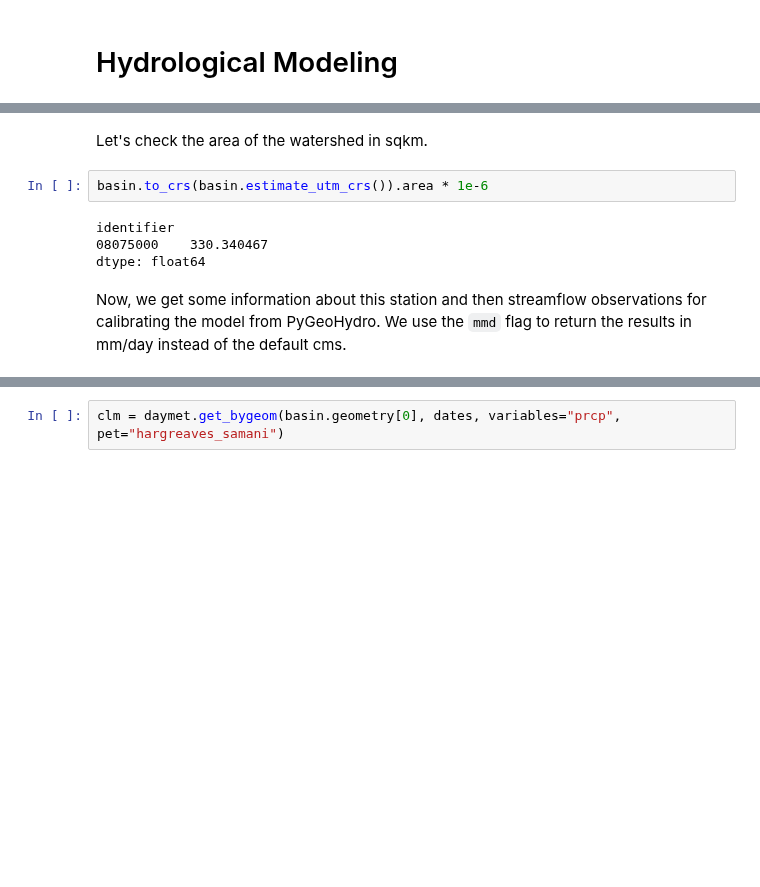
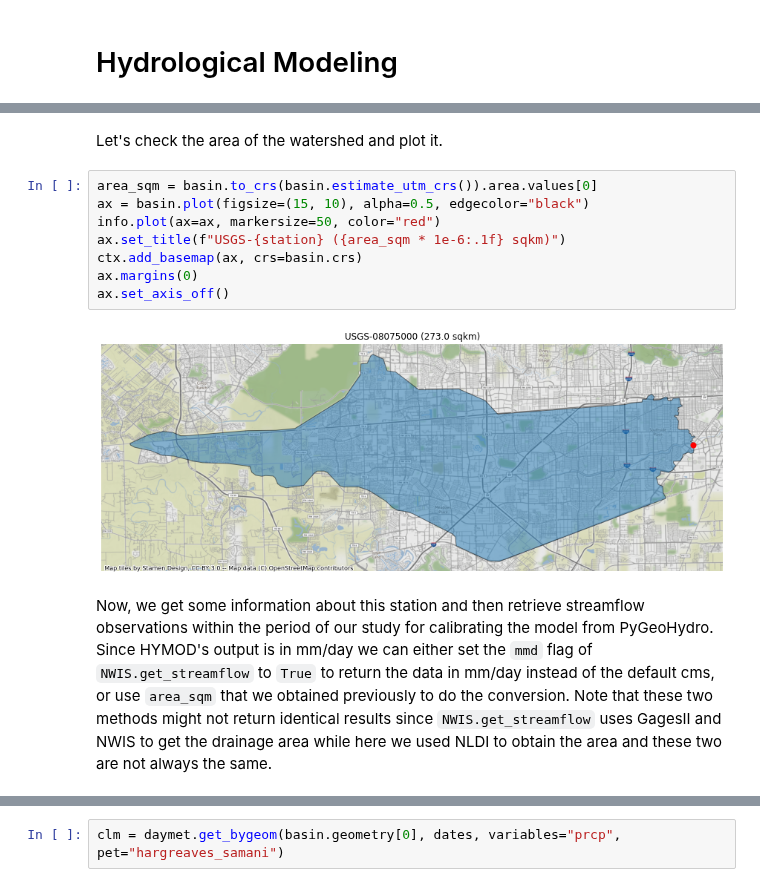
Before and after one commit to hyriver/HyRiver-examples, a Jupyter notebook: notebooks/hymod_calibration.ipynb, the cells around one changed output, grey strips where cells are left out. Saved outputs shown, nothing was run; the diff lists cells and outputs as text; blank space fills up the shorter version.

```diff
--- a/notebooks/hymod_calibration.ipynb
+++ b/notebooks/hymod_calibration.ipynb
@@ -22,10 +32,14 @@ basin = NLDI().get_basins(station)
 # %% [markdown]
-Let's check the area of the watershed in sqkm.
+Let's check the area of the watershed and plot it.
-# %%
-basin.to_crs(basin.estimate_utm_crs()).area * 1e-6
-# %% [output]
-identifier
-08075000    330.340467
-dtype: float64
+# %%
+area_sqm = basin.to_crs(basin.estimate_utm_crs()).area.values[0]
+ax = basin.plot(figsize=(15, 10), alpha=0.5, edgecolor="black")
+info.plot(ax=ax, markersize=50, color="red")
+ax.set_title(f"USGS-{station} ({area_sqm * 1e-6:.1f} sqkm)")
+ctx.add_basemap(ax, crs=basin.crs)
+ax.margins(0)
+ax.set_axis_off()
+# %% [output]
+[figure, added]
 # %% [markdown]
-Now, we get some information about this station and then streamflow observations for calibrating the model from PyGeoHydro. We use the `mmd` flag to return the results in mm/day instead of the default cms.
+Now, we get some information about this station and then retrieve streamflow observations within the period of our study for calibrating the model from PyGeoHydro. Since HYMOD's output is in mm/day we can either set the `mmd` flag of `NWIS.get_streamflow` to `True` to return the data in mm/day instead of the default cms, or use `area_sqm` that we obtained previously to do the conversion. Note that these two methods might not return identical results since `NWIS.get_streamflow` uses GagesII and NWIS to get the drainage area while here we used NLDI to obtain the area and these two are not always the same.
```
Also changed, not shown: parts of 13 cells of this notebook.
